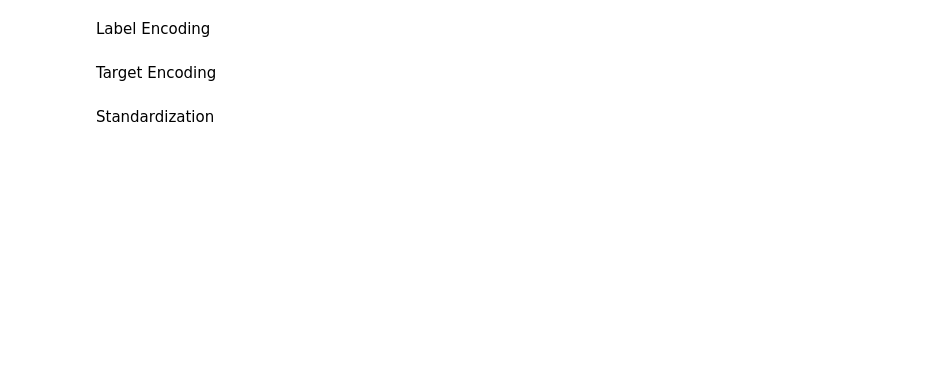
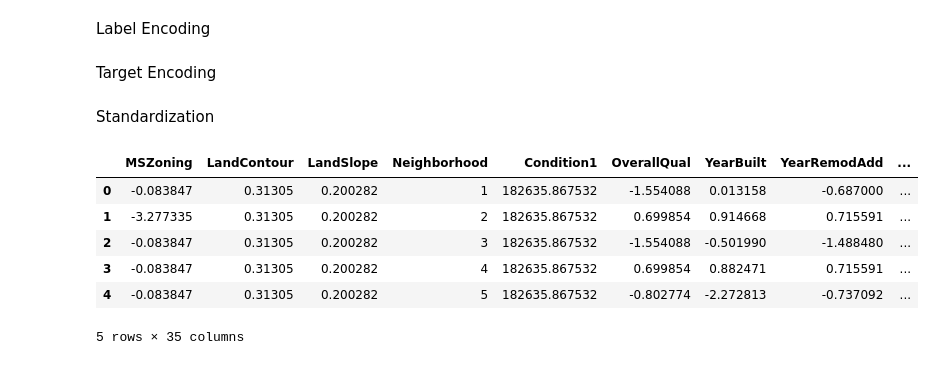
Before and after one commit to qianlan97/cs559-final, a Jupyter notebook: data pre-processing.ipynb, the cells around one changed output. Cells and saved outputs as stored; diff of their text form; code cells hidden in the pictures; blank space fills up the shorter version.

```diff
--- a/data pre-processing.ipynb
+++ b/data pre-processing.ipynb
@@ -486,19 +791,25 @@ train_data['BsmtExposure'] = train_data['BsmtExposure'].map(mean_sale_price)
 mean_GarageType = train_data.groupby('GarageType')['SalePrice'].mean().to_dict()
 
 train_data['GarageType'] = train_data['GarageType'].map(mean_GarageType)
+# %%
+mean_GarageType_test = test_data.groupby('GarageType')['SalePrice'].mean().to_dict()
+
+test_data['GarageType'] = test_data['GarageType'].map(mean_GarageType_test)
 # %%
 mean_SaleType = train_data.groupby('SaleType')['SalePrice'].mean().to_dict()
 
 train_data['SaleType'] = train_data['SaleType'].map(mean_SaleType)
+# %%
+mean_SaleType_test = test_data.groupby('SaleType')['SalePrice'].mean().to_dict()
+
+test_data['SaleType'] = test_data['SaleType'].map(mean_SaleType_test)
 # %%
 SaleCondition_mean = train_data.groupby('SaleCondition')['SalePrice'].mean().to_dict()
 
 train_data['SaleCondition'] = train_data['SaleCondition'].map(SaleCondition_mean)
+# %%
+SaleCondition_mean_test = test_data.groupby('SaleCondition')['SalePrice'].mean().to_dict()
+
+test_data['SaleCondition'] = test_data['SaleCondition'].map(SaleCondition_mean_test)
 # %% [markdown]
 Standardization
-# %%
-numerical_features = train_data.select_dtypes(include=['int64', 'float64'])
-
-scaler = StandardScaler()
-
-train_data[numerical_features.columns] = scaler.fit_transform(numerical_features)
@@ -506,0 +816,24 @@ train_data.to_csv('final_train_data.csv', index=False)
+# %%
+# Identify the columns to exclude from standardization
+cols_to_exclude = ['Neighborhood', 'Condition1', 'Foundation', 'BsmtExposure',
+                   'GarageType', 'SaleType', 'SaleCondition', 'SalePrice']
+
+# Select only the numeric features by excluding the specified columns
+numeric_cols_test = test_data.select_dtypes(include=['number']).columns.tolist()
+cols_to_standardize = [col for col in numeric_cols_test if col not in cols_to_exclude]
+
+# Standardize the numeric columns that are not excluded
+scaler_testdata = StandardScaler()
+test_data[cols_to_standardize] = scaler.fit_transform(test_data[cols_to_standardize])
+
+# Show the standardized columns
+test_data[cols_to_standardize].head()
+test_data.head()
+# %% [output]
+|  | MSZoning | LandContour | LandSlope | Neighborhood | Condition1 | OverallQual | YearBuilt | YearRemodAdd | ... |
+| 0 | -0.083847 | 0.31305 | 0.200282 | 1 | 182635.867532 | -1.554088 | 0.013158 | -0.687000 | ... |
+| 1 | -3.277335 | 0.31305 | 0.200282 | 2 | 182635.867532 | 0.699854 | 0.914668 | 0.715591 | ... |
+| 2 | -0.083847 | 0.31305 | 0.200282 | 3 | 182635.867532 | -1.554088 | -0.501990 | -1.488480 | ... |
+| 3 | -0.083847 | 0.31305 | 0.200282 | 4 | 182635.867532 | 0.699854 | 0.882471 | 0.715591 | ... |
+| 4 | -0.083847 | 0.31305 | 0.200282 | 5 | 182635.867532 | -0.802774 | -2.272813 | -0.737092 | ... |
+5 rows × 35 columns
```
Also changed, not shown: parts of 44 cells of this notebook, 2 other files.
